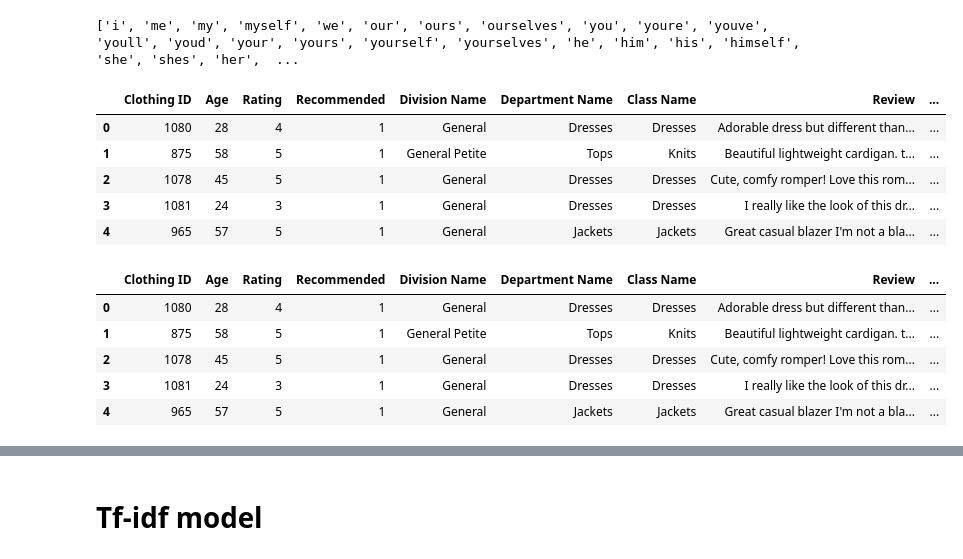
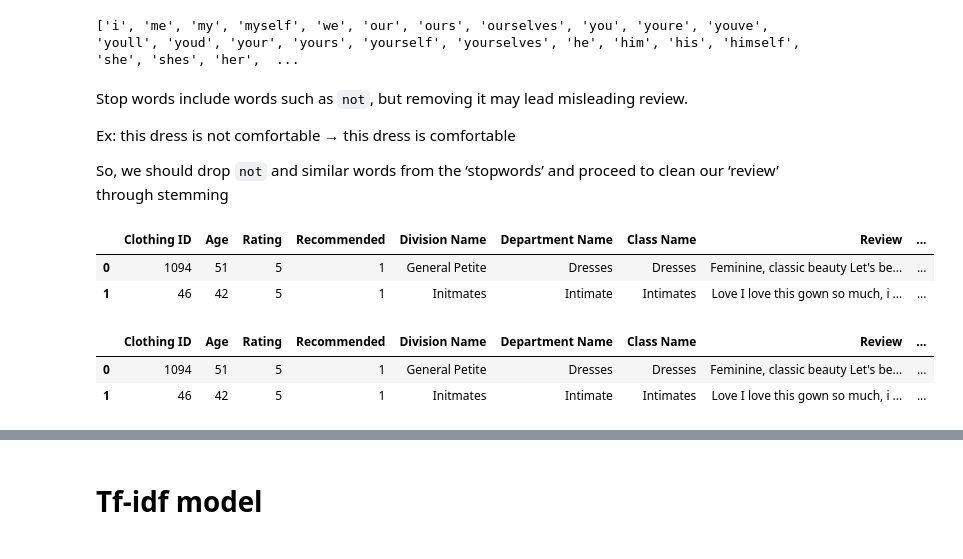
Before and after one commit to Fatha27/review-classification-and-sentiment-analysis, a Jupyter notebook: templates/Clothes_nlp.ipynb, the cells around one changed output, grey strips where cells are left out. Cells and saved outputs as stored; diff of their text form; code cells hidden in the pictures.

```diff
--- a/templates/Clothes_nlp.ipynb
+++ b/templates/Clothes_nlp.ipynb
@@ -105,7 +213,7 @@ from sklearn.utils import resample
 df_majority = df[df['Recommended IND'] == 1]
 df_minority = df[df['Recommended IND'] == 0]
 
-desired_majority_count = 4900
+desired_majority_count = 5000
 
 # Undersample majority class to desired count
 df_majority_downsampled = resample(df_majority,
@@ -216,7 +306,5 @@ data.head()
 # %%
-data.drop(['Review Text','Title'],inplace=True,axis=1)
+data.drop(['Review Text','Title','Positive Feedback Count'],inplace=True,axis=1)
-# %%
-data.drop('Positive Feedback Count',inplace=True,axis=1)
 # %%
 data.groupby(['Rating','Recommended IND']).agg({'Recommended IND':'count'})
 # %% [output]
@@ -599,5 +663,3 @@ data[data['Review']==' ']
-# %%
-data.drop(data[data['Review']==' '].index,inplace=True)
 # %%
 data.reset_index(drop=True, inplace=True)
 # %%
@@ -681,19 +730,22 @@ cleaned_stop = [remove_punctuation(word) for word in stop]
 print(cleaned_stop)
 # %% [output]
 ['i', 'me', 'my', 'myself', 'we', 'our', 'ours', 'ourselves', 'you', 'youre', 'youve', 'youll', 'youd', 'your', 'yours', 'yourself', 'yourselves', 'he', 'him', 'his', 'himself', 'she', 'shes', 'her',  ...
+# %% [markdown]
+Stop words include  words such as `not`, but removing it may lead misleading review.
+
+Ex: this dress is not comfortable → this dress is comfortable
+
+So, we should drop `not` and similar words from the ‘stopwords’ and proceed to clean our ‘review’ through stemming
 # %%
 word_tbr=['ain', 'aren', 'arent', 'couldn', 'couldnt', 'didn', 'didnt', 'doesn', 'doesnt', 'hadn', 'hadnt', 'hasn', 'hasnt', 'haven', 'havent', 'isn', 'isnt', 'ma', 'mightn', 'mightnt', 'mustn', 'mustnt', 'needn', 'neednt', 'shan', 'shant', 'shouldn', 'shouldnt', 'wasn', 'wasnt', 'weren', 'werent', 'won', 'wont', 'wouldn', 'wouldnt','dont','no', 'nor', 'not']
 # %%
 fin_stop = [word for word in cleaned_stop if word not in word_tbr]
 # %%
-data.head()
+data.head(2)
 # %% [output]
 |  | Clothing ID | Age | Rating | Recommended | Division Name | Department Name | Class Name | Review | ... |
-| 0 | 1080 | 28 | 4 | 1 | General | Dresses | Dresses | Adorable dress but different than... | ... |
-| 1 | 875 | 58 | 5 | 1 | General Petite | Tops | Knits | Beautiful lightweight cardigan. t... | ... |
-| 2 | 1078 | 45 | 5 | 1 | General | Dresses | Dresses | Cute, comfy romper! Love this rom... | ... |
-| 3 | 1081 | 24 | 3 | 1 | General | Dresses | Dresses | I really like the look of this dr... | ... |
-| 4 | 965 | 57 | 5 | 1 | General | Jackets | Jackets | Great casual blazer I'm not a bla... | ... |
+| 0 | 1094 | 51 | 5 | 1 | General Petite | Dresses | Dresses | Feminine, classic beauty Let's be... | ... |
+| 1 | 46 | 42 | 5 | 1 | Initmates | Intimate | Intimates | Love I love this gown so much, i ... | ... |
 # %%
 clothes_list =['dress', 'top','pant','sweater','shirt',
                'skirt','material', 'white', 'black',
@@ -708,14 +760,11 @@ def remove_words(review):
 
 data['CleanedReview'] = data['Cleaned_Review'].apply(remove_words)
 # %%
-data.head()
+data.head(2)
 # %% [output]
 |  | Clothing ID | Age | Rating | Recommended | Division Name | Department Name | Class Name | Review | ... |
-| 0 | 1080 | 28 | 4 | 1 | General | Dresses | Dresses | Adorable dress but different than... | ... |
-| 1 | 875 | 58 | 5 | 1 | General Petite | Tops | Knits | Beautiful lightweight cardigan. t... | ... |
-| 2 | 1078 | 45 | 5 | 1 | General | Dresses | Dresses | Cute, comfy romper! Love this rom... | ... |
-| 3 | 1081 | 24 | 3 | 1 | General | Dresses | Dresses | I really like the look of this dr... | ... |
-| 4 | 965 | 57 | 5 | 1 | General | Jackets | Jackets | Great casual blazer I'm not a bla... | ... |
+| 0 | 1094 | 51 | 5 | 1 | General Petite | Dresses | Dresses | Feminine, classic beauty Let's be... | ... |
+| 1 | 46 | 42 | 5 | 1 | Initmates | Intimate | Intimates | Love I love this gown so much, i ... | ... |
 # %%
 df.reset_index(drop=True, inplace=True)
 # %%
```
Also changed, not shown: parts of 87 cells of this notebook.
